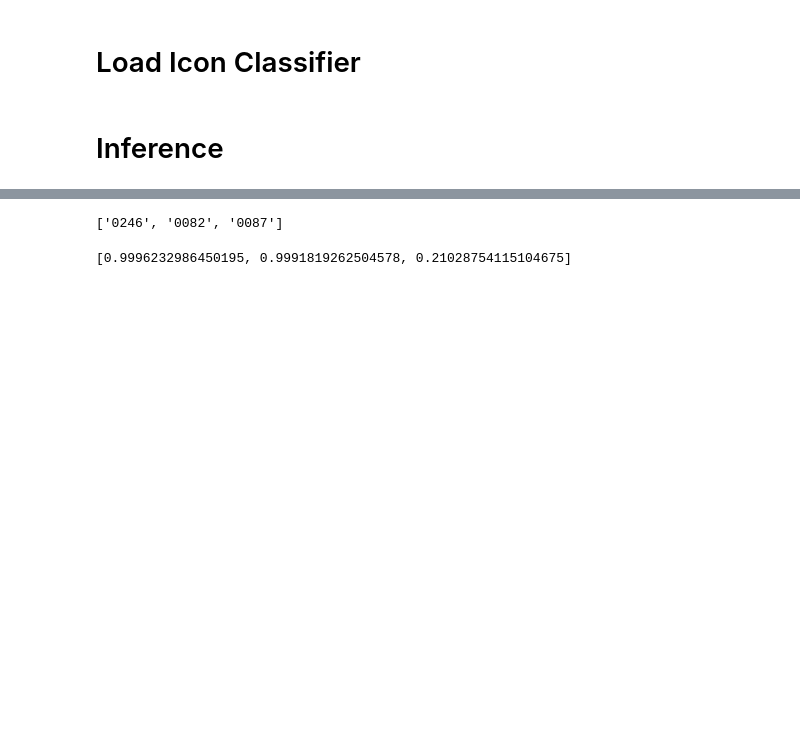
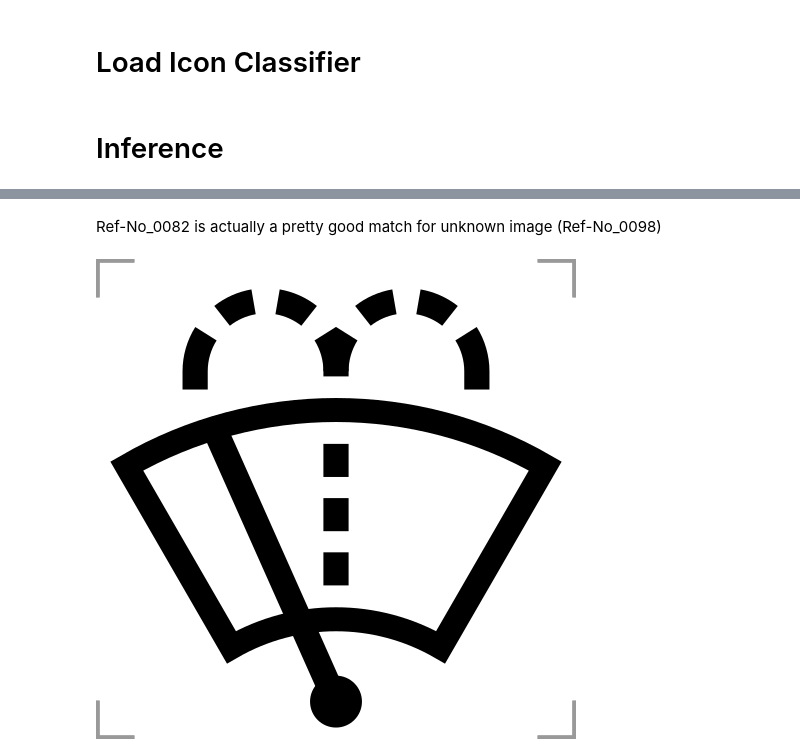
Before and after one commit to jamiefletcher/icon-classifier, a Jupyter notebook: notebooks/inference.ipynb, the cells around one changed output, grey strips where cells are left out. Saved outputs shown, nothing was run; the diff lists cells and outputs as text; code cells hidden in the pictures; blank space fills up the shorter version.

Commit message:
Update inference notebook to show icon images

```diff
--- a/notebooks/inference.ipynb
+++ b/notebooks/inference.ipynb
@@ -45,8 +63,6 @@ predicted_class_probs = [probs[i, j].item() for i,j in enumerate(predicted_class
-# %%
-predicted_class_labels
-# %% [output]
-['0246', '0082', '0087']
-# %%
-predicted_class_probs
-# %% [output]
-[0.9996232986450195, 0.9991819262504578, 0.21028754115104675]
+# %% [markdown]
+Ref-No_0082 is actually a pretty good match for unknown image (Ref-No_0098)
+# %%
+open("../data/raw/wikimedia/png/480px-ISO_7000_-_Ref-No_0087.svg.png")
+# %% [output]
+[figure, added]
```
Also changed, not shown: parts of 6 cells of this notebook.
